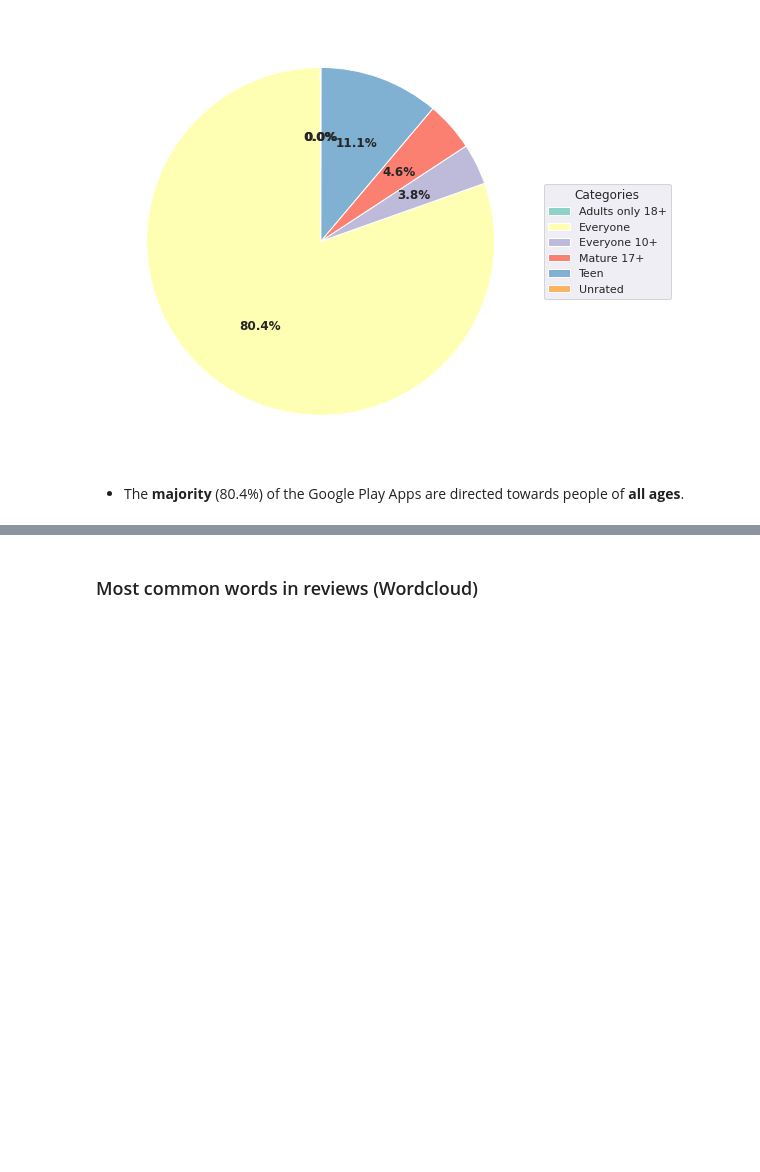
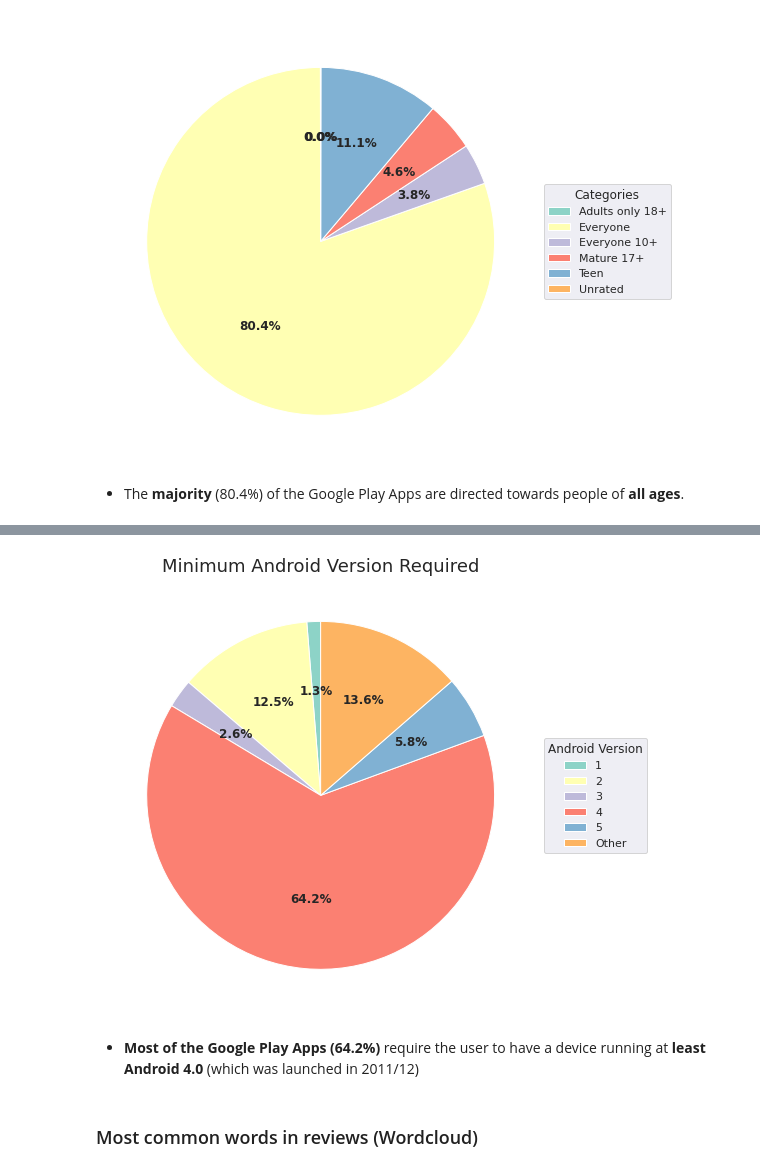
Before and after one commit to kimurarh/googleplay-analysis, a Jupyter notebook: Google-Play-Store-Analysis.ipynb, the cells around one changed output, grey strips where cells are left out. Cells and saved outputs as stored; diff of their text form; code cells hidden in the pictures; blank space fills up the shorter version.

Commit message:
Data Visualization: minimum android version required

```diff
--- a/Google-Play-Store-Analysis.ipynb
+++ b/Google-Play-Store-Analysis.ipynb
@@ -214,7 +214,7 @@ df_apps['Price'] = df_apps['Price'].apply(lambda x: float(x[1:]) if x[0] == '$'
 # %% [markdown]
 ### Android Version (remove part of the text )
 # %%
-df_apps['Android Ver'] = df_apps['Android Ver'].apply(lambda x: x.split('.')[0] + '.0')
+df_apps['Android Ver'] = df_apps['Android Ver'].apply(lambda x: x.split('.')[0])
 # %% [markdown]
 ### Rename column
 # %%
@@ -490,3 +477,27 @@ dtype: int64
+# %%
+android_version_cont = df_apps.groupby(['Android Ver']).size()
+
+# Organize android version categories
+android_version_cont = android_version_cont[android_version_cont > 100]
+android_version_cont.drop(['Varies with device'], inplace=True)
+other = pd.Series([df_apps.shape[0] - android_version_cont.sum()], index=['Other'])
+android_version_cont = android_version_cont.append(other)
+
+# Generate Labels and Values
+labels = android_version_cont.index
+values = android_version_cont.values
+
+# Plot
+fig, ax = plt.subplots(figsize=(10,8))
+wedges, text, autotexts = ax.pie(values, startangle=90, autopct='%1.1f%%', textprops={'fontsize': 12})
+ax.legend(wedges, labels, title='Android Version', loc='center left', bbox_to_anchor=(1, 0, 0.5, 1))
+plt.setp(autotexts, size=12, weight='bold')
+ax.set_title("Minimum Android Version Required", fontsize=18)
+plt.show()
+# %% [output]
+[figure, added]
+# %% [markdown]
+* <strong>Most of the Google Play Apps (64.2%)</strong> require the user to have a device running at <strong>least Android 4.0</strong> (which was launched in 2011/12)
 # %% [markdown]
 ### Most common words in reviews (Wordcloud)
 # %%
```
Also changed, not shown: parts of 2 cells of this notebook.
